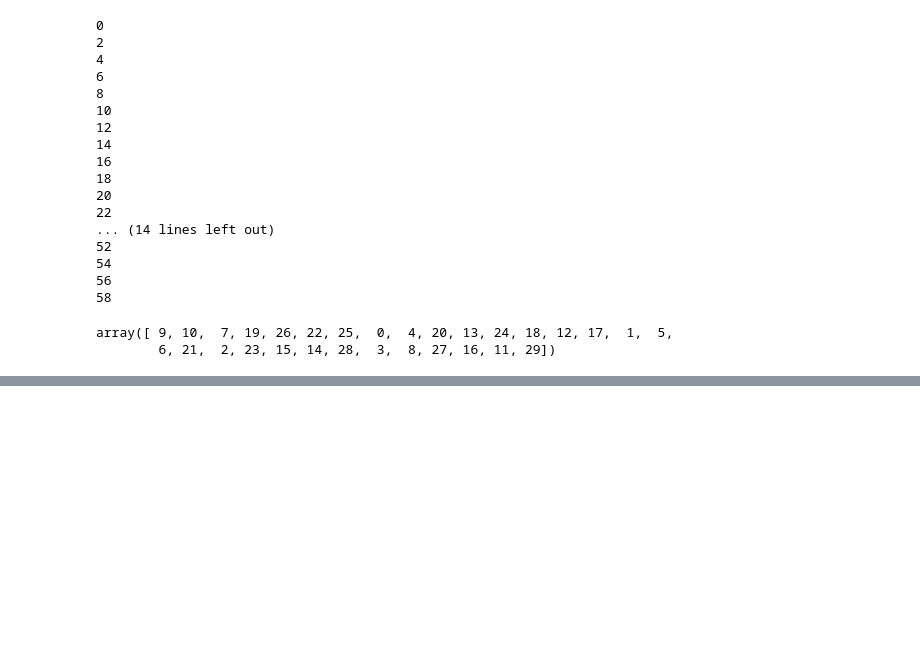
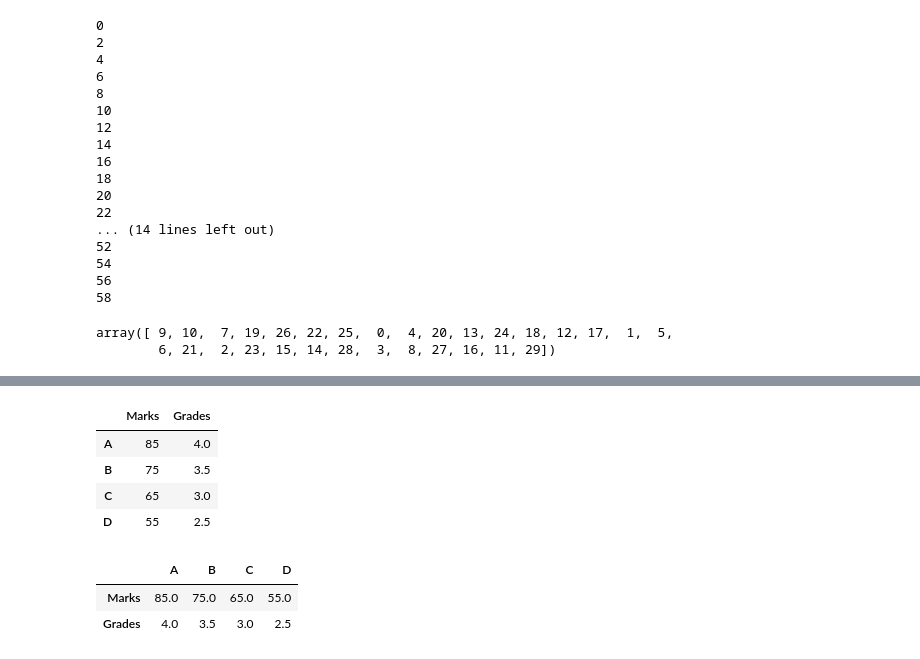
Before and after one commit to GabrielGMChaves/2024, a Jupyter notebook: January/Numpy.ipynb, the cells around one changed output, grey strips where cells are left out. Drawn from its saved outputs; the diff is of its cells as text; code cells hidden in the pictures; blank space fills up the shorter version.

```diff
--- a/January/Numpy.ipynb
+++ b/January/Numpy.ipynb
@@ -152,0 +680,17 @@ array([ 9, 10,  7, 19, 26, 22, 25,  0,  4, 20, 13, 24, 18, 12, 17,  1,  5,
+# %%
+dT = d.T
+# %%
+dT
+d
+# %% [output]
+|  | Marks | Grades |
+| A | 85 | 4.0 |
+| B | 75 | 3.5 |
+| C | 65 | 3.0 |
+| D | 55 | 2.5 |
+# %%
+dT
+# %% [output]
+|  | A | B | C | D |
+| Marks | 85.0 | 75.0 | 65.0 | 55.0 |
+| Grades | 4.0 | 3.5 | 3.0 | 2.5 |
```
Also changed, not shown: parts of 97 cells of this notebook, 1 other file.
